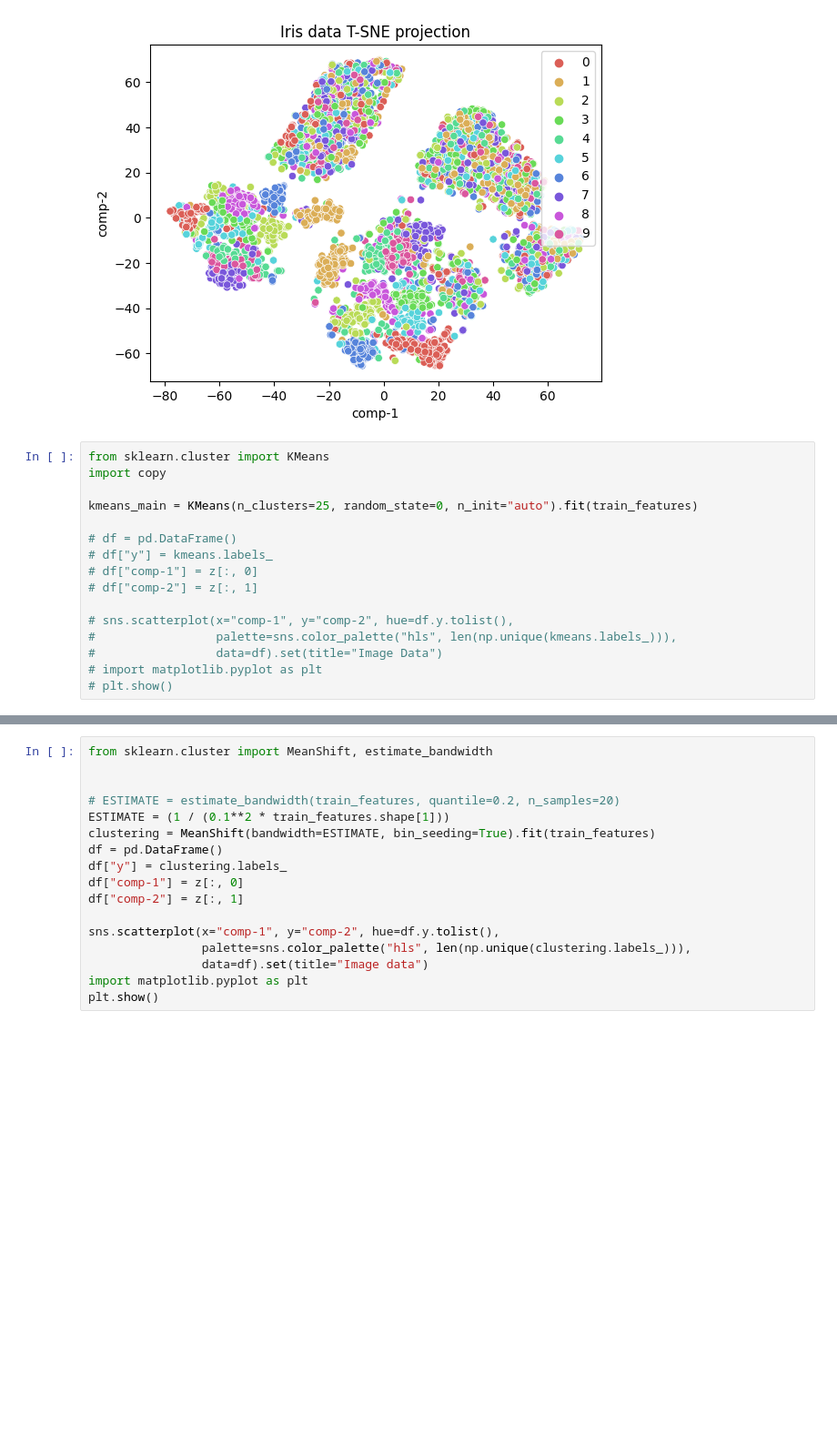
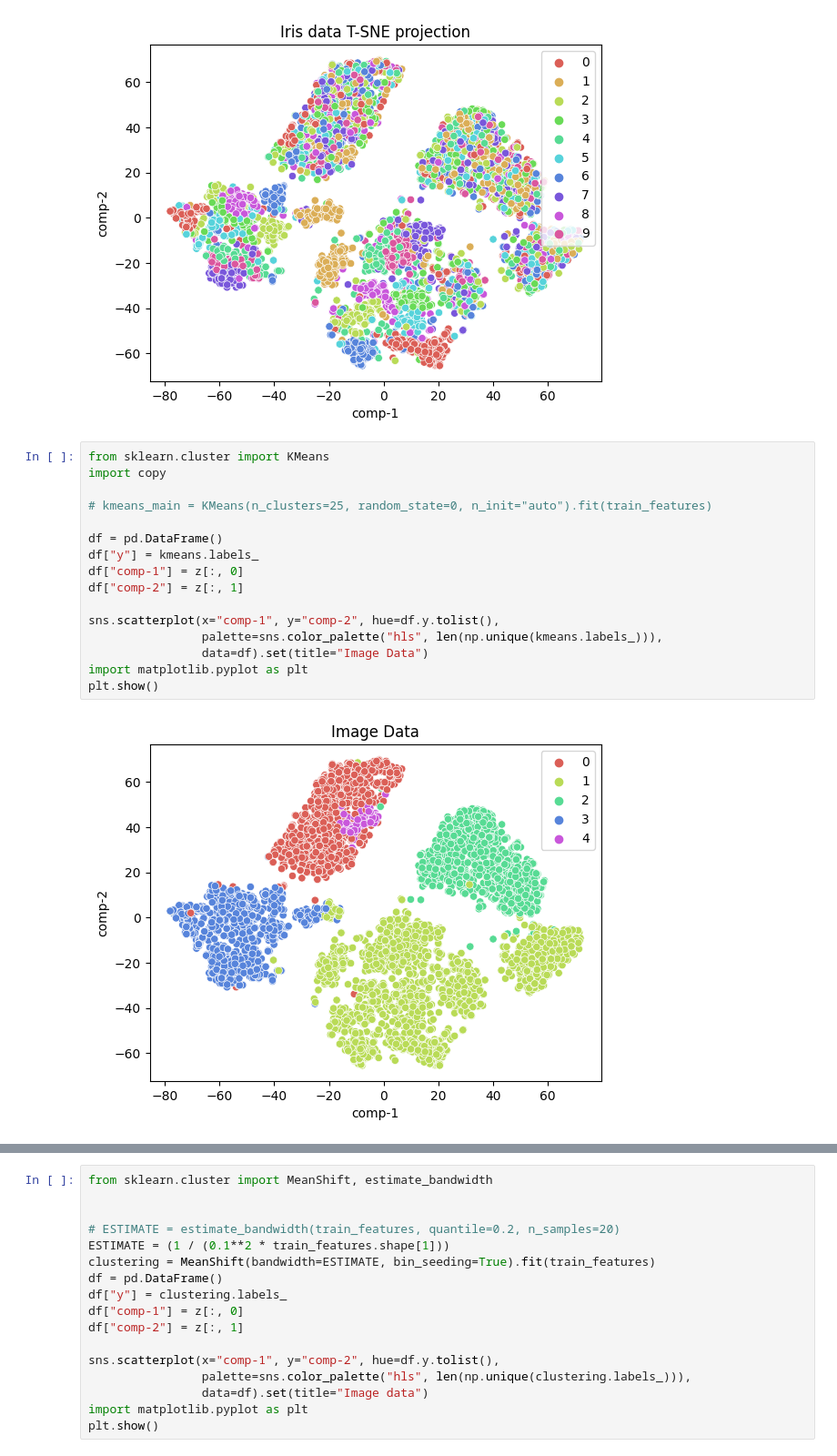
Before and after one commit to Sajjad-Arghaee/Semester6_AI_Projects, a Jupyter notebook: Computational_Intelligence/phase1/phase1.ipynb, the cells around one changed output, grey strips where cells are left out. Shown at 91% size. Cells and saved outputs as stored; diff of their text form; blank space fills up the shorter version.

```diff
--- a/Computational_Intelligence/phase1/phase1.ipynb
+++ b/Computational_Intelligence/phase1/phase1.ipynb
@@ -95,19 +95,21 @@ plt.show()
 # %%
 from sklearn.cluster import KMeans
 import copy
 
-kmeans_main = KMeans(n_clusters=25, random_state=0, n_init="auto").fit(train_features)
+# kmeans_main = KMeans(n_clusters=25, random_state=0, n_init="auto").fit(train_features)
 
-# df = pd.DataFrame()
-# df["y"] = kmeans.labels_
-# df["comp-1"] = z[:, 0]
-# df["comp-2"] = z[:, 1]
+df = pd.DataFrame()
+df["y"] = kmeans.labels_
+df["comp-1"] = z[:, 0]
+df["comp-2"] = z[:, 1]
 
-# sns.scatterplot(x="comp-1", y="comp-2", hue=df.y.tolist(),
-#                 palette=sns.color_palette("hls", len(np.unique(kmeans.labels_))),
-#                 data=df).set(title="Image Data")
-# import matplotlib.pyplot as plt
-# plt.show()
+sns.scatterplot(x="comp-1", y="comp-2", hue=df.y.tolist(),
+                palette=sns.color_palette("hls", len(np.unique(kmeans.labels_))),
+                data=df).set(title="Image Data")
+import matplotlib.pyplot as plt
+plt.show()
+# %% [output]
+[figure, added]
 # %%
 import math
 
```
Also changed, not shown: parts of 3 cells of this notebook.
